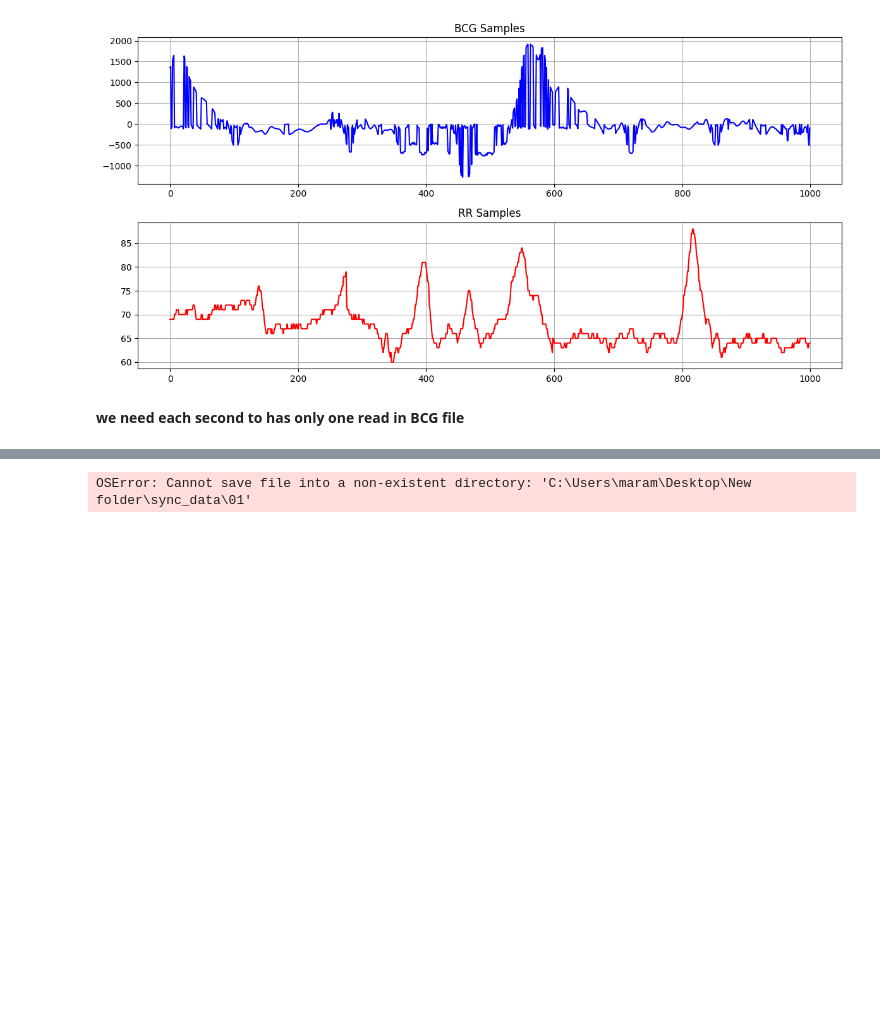
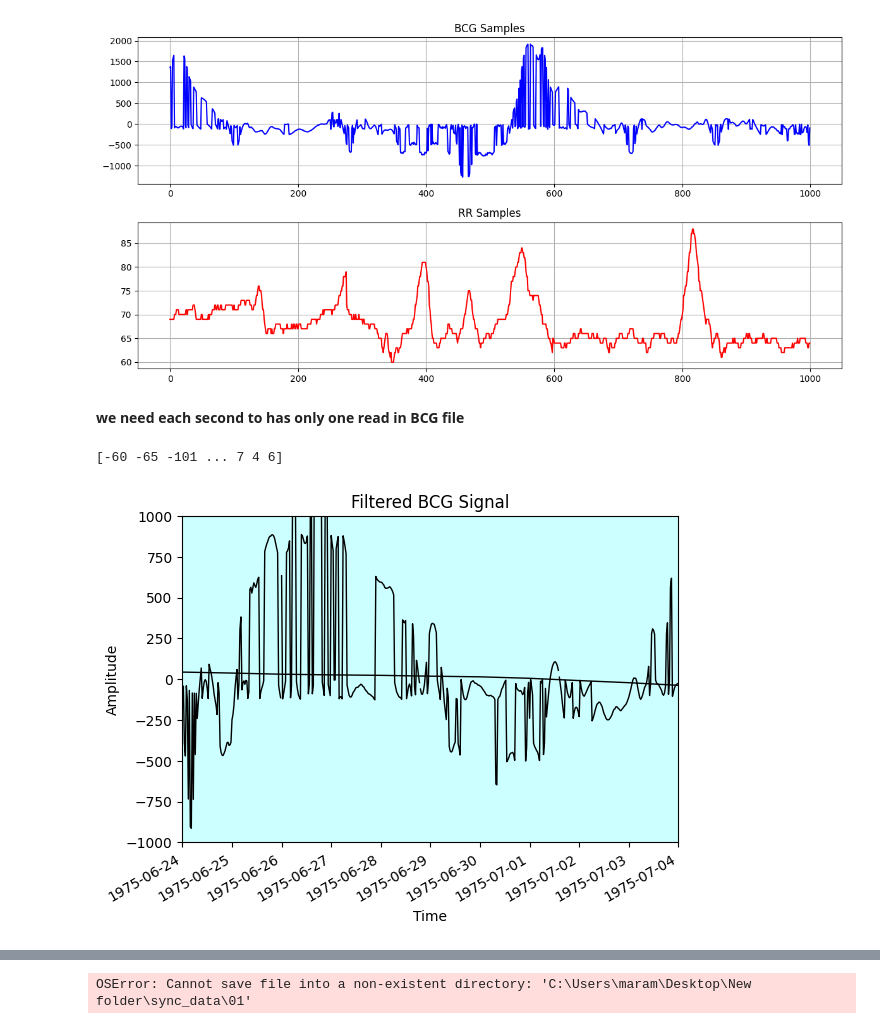
Before and after one commit to omarelbehairy/BCG_heart_analysis, a Jupyter notebook: main_py.ipynb, the cells around one changed output, grey strips where cells are left out. Drawn from its saved outputs; the diff is of its cells as text; code cells hidden in the pictures; blank space fills up the shorter version.

```diff
--- a/main_py.ipynb
+++ b/main_py.ipynb
@@ -191,3 +192,37 @@ plt.show()
 [figure]
 # %% [markdown]
 **we need each second to has only one read in BCG file**
+# %%
+%matplotlib inline
+
+# Read the data
+bcg_data = r"F:\Gam3a\Data Analytics\Final project\final_project\code\sync_data\BCG_sync.csv"
+rawData = pd.read_csv(bcg_data, sep=",", header=None, skiprows=1).values
+utc_time = rawData[:, 1]
+data_stream = rawData[:, 0]
+print(data_stream)
+# Convert utc_time to pandas datetime format
+utc_time = pd.to_datetime(utc_time)
+
+# The rest of your processing and plotting
+window_duration = 1
+start_point, fs = 0, 140
+window_shift = int(window_duration * fs)
+end_point = start_point + window_shift
+
+bcg_signal = band_pass_filtering(data=data_stream, fs=fs, filter_type="bcg")
+
+bcg_signal, utc_time = detect_patterns(start_point, end_point, window_shift, data_stream, utc_time, plot=1)
+
+
+# Plot the filtered BCG signal with correct time format on x-axis
+plt.plot(utc_time, bcg_signal)
+plt.title("Filtered BCG Signal")
+plt.xlabel("Time")
+plt.ylabel("Amplitude")
+plt.xlim([2000, 2010])
+plt.ylim([-1000,1000])
+plt.show()
+# %% [output]
+[-60 -65 -101 ... 7 4 6]
+[figure, added]
```
Also changed, not shown: parts of 7 cells of this notebook, 3 other files.
